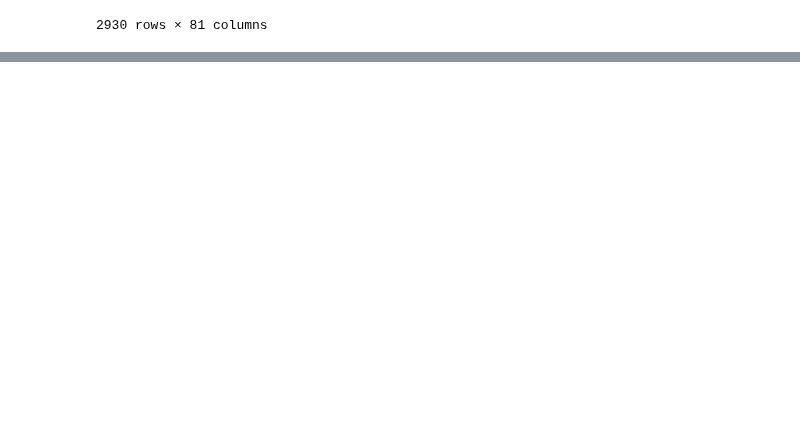
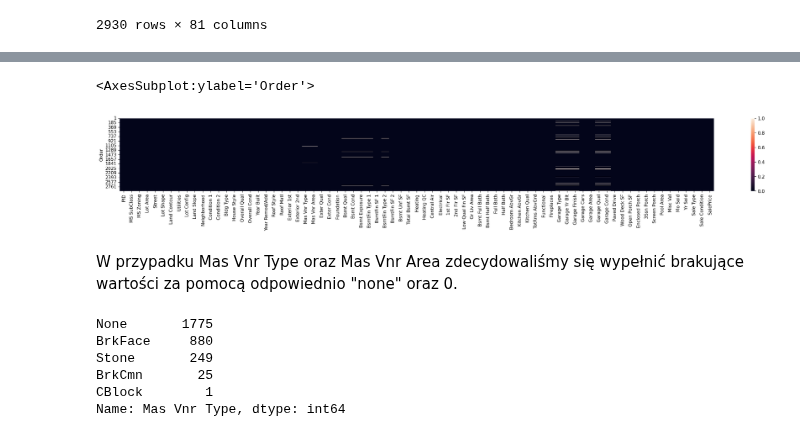
Before and after one commit to KacperChmura1/House-Price, a Jupyter notebook: Data Cleaning.ipynb, the cells around one changed output, grey strips where cells are left out. Saved outputs shown, nothing was run; the diff lists cells and outputs as text; code cells hidden in the pictures; blank space fills up the shorter version.

```diff
--- a/Data Cleaning.ipynb
+++ b/Data Cleaning.ipynb
@@ -30,0 +44,8 @@ sns.heatmap(raw_df.isnull())
+# %%
+plt.figure(figsize=(30, 3), dpi=150)
+sns.heatmap(no_na_df.isnull())
+# %% [output]
+<AxesSubplot:ylabel='Order'>
+[figure, added]
+# %% [markdown]
+W przypadku Mas Vnr Type oraz Mas Vnr Area zdecydowaliśmy się wypełnić brakujące wartości za pomocą odpowiednio "none" oraz 0.
@@ -30,0 +56,9 @@ sns.heatmap(raw_df.isnull())
+# %%
+no_na_df["Mas Vnr Type"].value_counts()
+# %% [output]
+None       1775
+BrkFace     880
+Stone       249
+BrkCmn       25
+CBlock        1
+Name: Mas Vnr Type, dtype: int64
```
Also changed, not shown: parts of 23 cells of this notebook.
